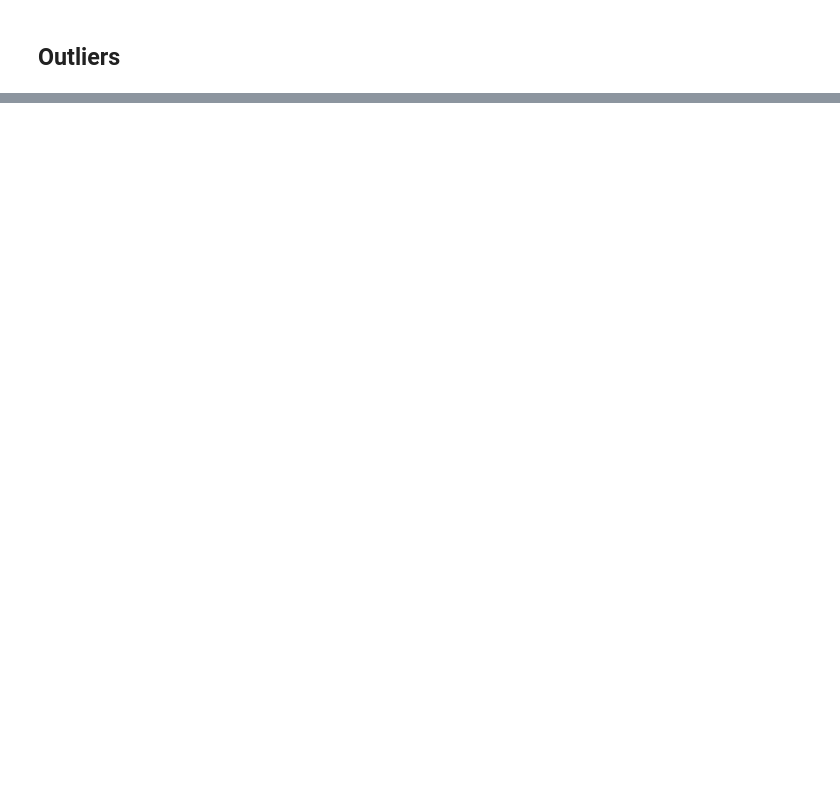
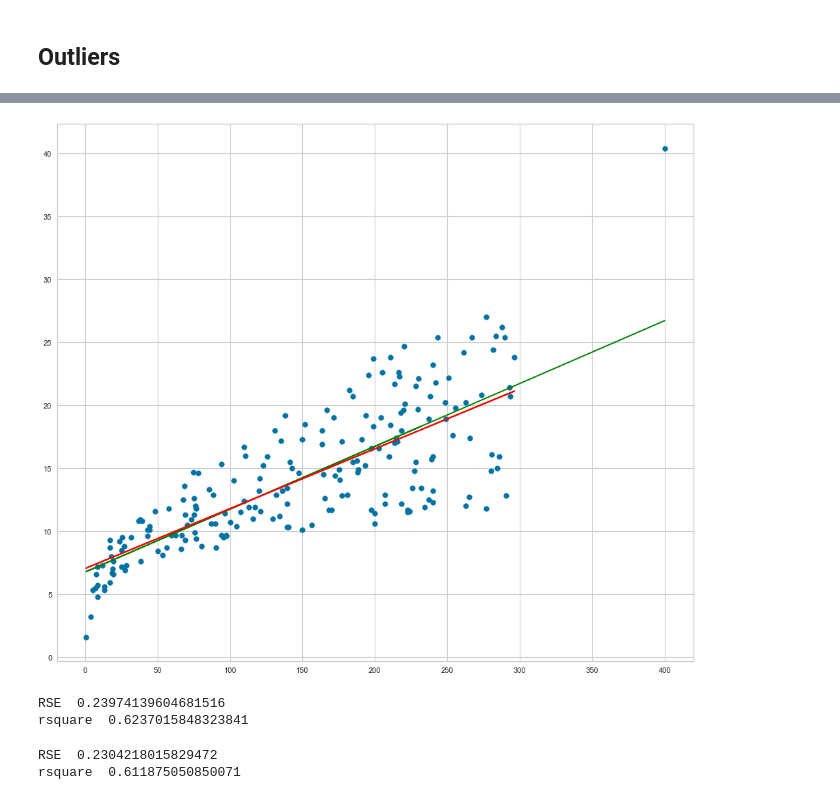
Before and after one commit to caioba1110/introduction_statistical_learning, a Jupyter notebook: chapter_3_problems.ipynb, the cells around one changed output, grey strips where cells are left out. Saved outputs shown, nothing was run; the diff lists cells and outputs as text; code cells hidden in the pictures; blank space fills up the shorter version.

```diff
--- a/chapter_3_problems.ipynb
+++ b/chapter_3_problems.ipynb
@@ -78,0 +163,49 @@ visualizer.show()                 # Finalize and render the figure
+# %%
+X_normal= X
+X_outlier=np.insert(X,0,400).reshape(-1, 1)
+
+y_normal=y
+y_outlier=np.insert(y,0,40.4).reshape(-1, 1)
+# %%
+model_outlier = LinearRegression().fit(X_outlier, y_outlier)
+y_pred_outlier = model_outlier.predict(X_outlier)
+residuo_outlier = y_outlier - y_pred_outlier
+
+model_normal = LinearRegression().fit(X_normal, y_normal)
+y_pred = model_normal.predict(X_normal)
+residuo = y_normal - y_pred
+# %%
+fig=plt.figure(figsize=(15, 13), dpi= 80, facecolor='w', edgecolor='k')
+
+plt.scatter(X_outlier, y_outlier, color ='b')
+
+# Com outlier
+plt.plot(X_outlier, y_pred_outlier, color ='green')
+
+# Sem outlier
+plt.plot(X_normal, y_pred, color ='red')
+
+
+plt.show()
+# %% [output]
+[figure, added]
+# %%
+mse = mean_squared_error(y_outlier,y_pred_outlier)
+rse = math.sqrt(mse/(len(y_outlier)-2))
+rsquare=r2_score(y_outlier, y_pred_outlier)
+
+print('RSE ', rse)
+print('rsquare ', rsquare)
+# %% [output]
+RSE  0.23974139604681516
+rsquare  0.6237015848323841
+# %%
+mse = mean_squared_error(y,y_pred)
+rse = math.sqrt(mse/(len(y)-2))
+rsquare=r2_score(y, y_pred)
+
+print('RSE ', rse)
+print('rsquare ', rsquare)
+# %% [output]
+RSE  0.2304218015829472
+rsquare  0.611875050850071
```
Also changed, not shown: parts of 21 cells of this notebook, 1 other file.
